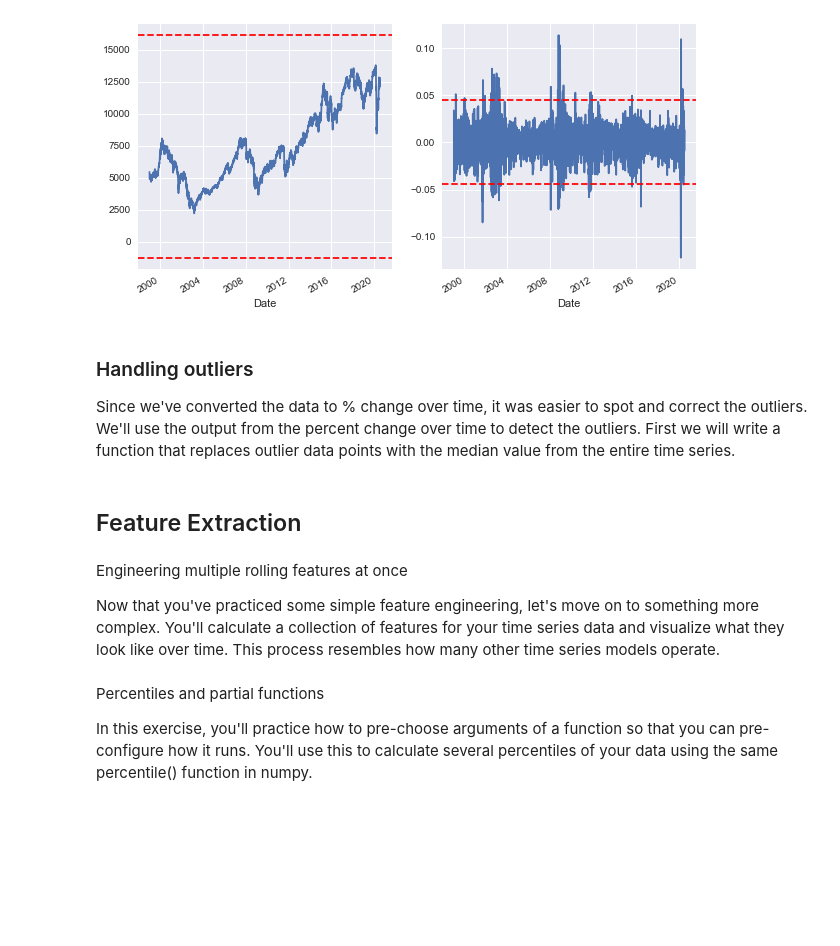
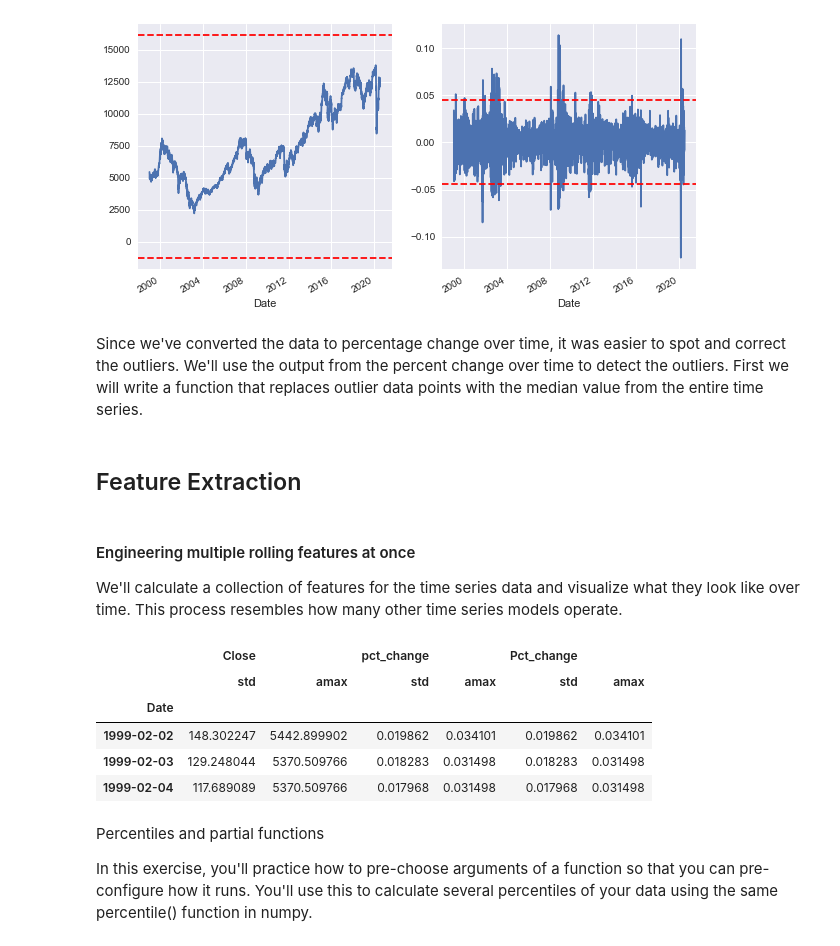
Before and after one commit to kaymal/ML-advanced, a Jupyter notebook: Time Series - ML.ipynb, the cells around one changed output. Saved outputs shown, nothing was run; the diff lists cells and outputs as text; code cells hidden in the pictures; blank space fills up the shorter version.

```diff
--- a/Time Series - ML.ipynb
+++ b/Time Series - ML.ipynb
@@ -263,9 +264,7 @@ for data, ax in zip([dax.Close, dax.Pct_change], axs):
 # %% [output]
 [figure]
 # %% [markdown]
-### Handling outliers
-
-Since we've converted the data to % change over time, it was easier to spot and correct the outliers. We'll use the output from the percent change over time to detect the outliers. First we will write a function that replaces outlier data points with the median value from the entire time series.
+Since we've converted the data to percentage change over time, it was easier to spot and correct the outliers. We'll use the output from the percent change over time to detect the outliers. First we will write a function that replaces outlier data points with the median value from the entire time series.
 # %%
 def replace_outliers(series):
     # Calculate the absolute difference of each timepoint from the series mean
@@ -285,12 +284,19 @@ plt.show()
 # %% [markdown]
 ## Feature Extraction
 # %% [markdown]
-Engineering multiple rolling features at once
+#### Engineering multiple rolling features at once
 
-Now that you've practiced some simple feature engineering, let's move on to something more complex. You'll calculate a collection of features for your time series data and visualize what they look like over time. This process resembles how many other time series models operate.
+We'll calculate a collection of features for the time series data and visualize what they look like over time. This process resembles how many other time series models operate.
 # %%
 # Calculate a rolling window, then extract two features
-feats = prices.rolling(20).aggregate([np.std, np.max]).dropna()
-print(feats.head(3))
+feats = dax.rolling(20).aggregate([np.std, np.max]).dropna()
+feats.head(3)
+# %% [output]
+|  | Close |  | pct_change |  | Pct_change |  |
+|  | std | amax | std | amax | std | amax |
+| Date |  |  |  |  |  |  |
+| 1999-02-02 | 148.302247 | 5442.899902 | 0.019862 | 0.034101 | 0.019862 | 0.034101 |
+| 1999-02-03 | 129.248044 | 5370.509766 | 0.018283 | 0.031498 | 0.018283 | 0.031498 |
+| 1999-02-04 | 117.689089 | 5370.509766 | 0.017968 | 0.031498 | 0.017968 | 0.031498 |
 # %%
 # Define a rolling window with Pandas, excluding the right-most datapoint of the window
```
Also changed, not shown: parts of 8 cells of this notebook.
